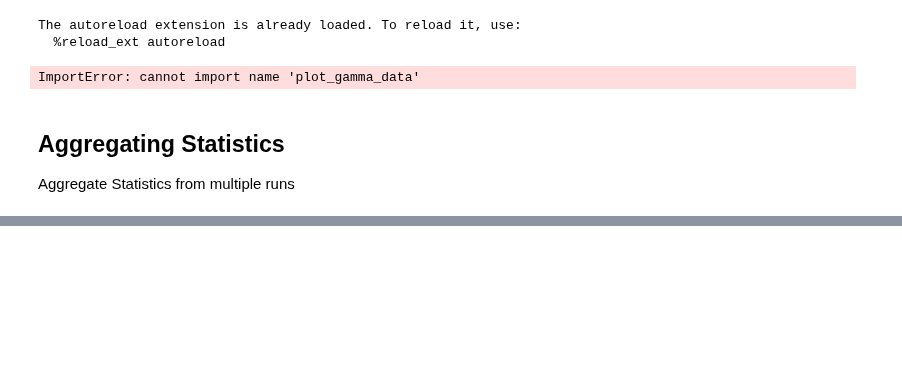
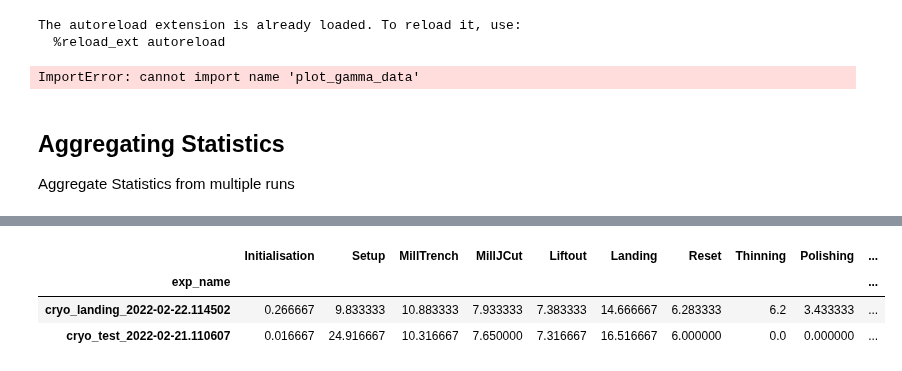
Before and after one commit to Phaips/autoliftout, a Jupyter notebook: liftout/tools/logging.ipynb, the cells around one changed output, grey strips where cells are left out. Saved outputs shown, nothing was run; the diff lists cells and outputs as text; code cells hidden in the pictures; blank space fills up the shorter version.

```diff
--- a/liftout/tools/logging.ipynb
+++ b/liftout/tools/logging.ipynb
@@ -455,0 +500,7 @@ NameError: name 'MaxNLocator' is not defined
+# %%
+df_stage_median
+# %% [output]
+|  | Initialisation | Setup | MillTrench | MillJCut | Liftout | Landing | Reset | Thinning | Polishing | ... |
+| exp_name |  |  |  |  |  |  |  |  |  | ... |
+| cryo_landing_2022-02-22.114502 | 0.266667 | 9.833333 | 10.883333 | 7.933333 | 7.383333 | 14.666667 | 6.283333 | 6.2 | 3.433333 | ... |
+| cryo_test_2022-02-21.110607 | 0.016667 | 24.916667 | 10.316667 | 7.650000 | 7.316667 | 16.516667 | 6.000000 | 0.0 | 0.000000 | ... |
```
Also changed, not shown: parts of 5 cells of this notebook.
